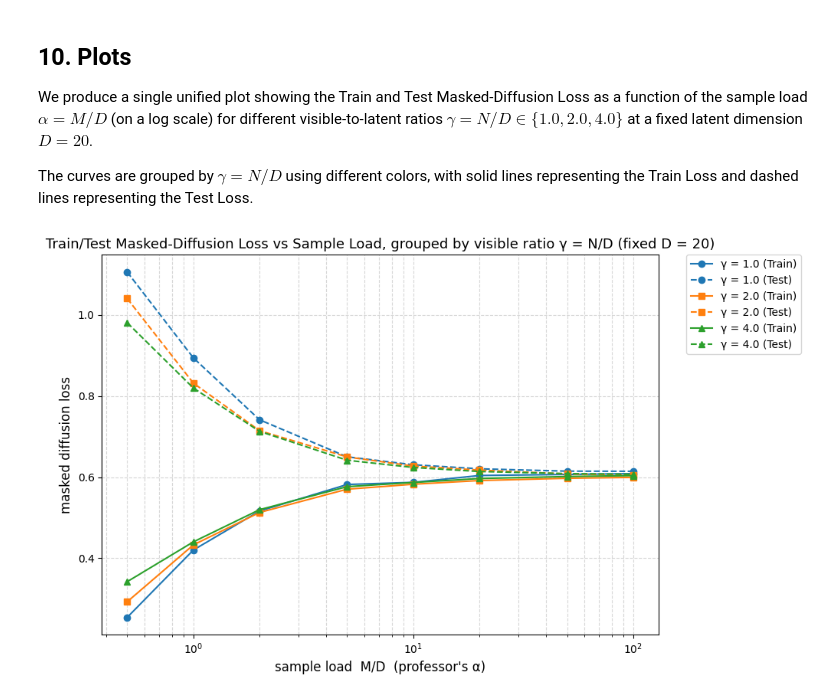
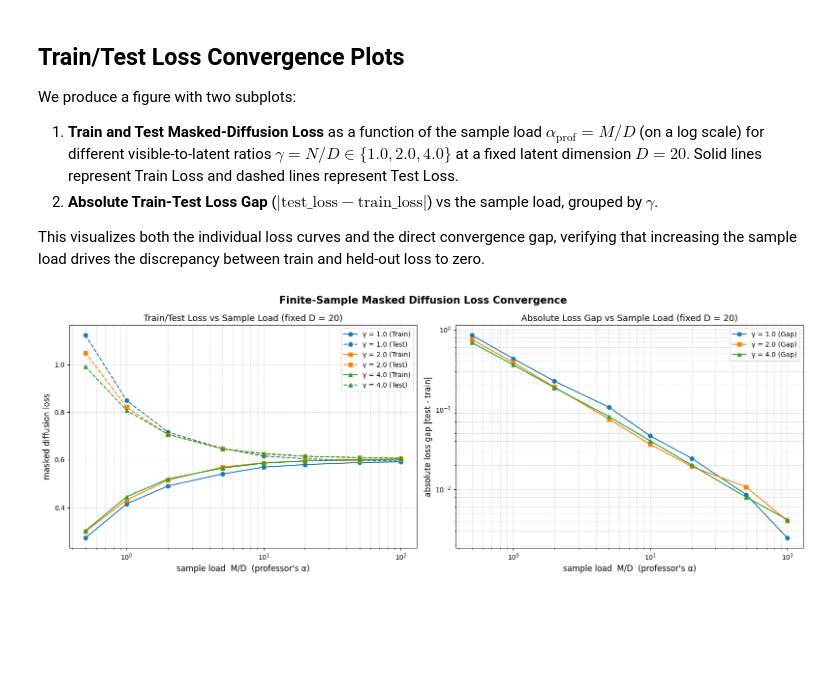
Before and after one commit to camillegl/ShallowMaskedDiffusion-extended_Elgorni_Lucibello, a Jupyter notebook: experiments-analysis/analysis_loss_convergence.ipynb, the cells around one changed output. Saved outputs shown, nothing was run; the diff lists cells and outputs as text; code cells hidden in the pictures; blank space fills up the shorter version.

Commit message:
Update loss convergence analysis notebook and plots

```diff
--- a/experiments-analysis/analysis_loss_convergence.ipynb
+++ b/experiments-analysis/analysis_loss_convergence.ipynb
@@ -192,7 +192,11 @@ We define a helper function to train the `MaskedDiffusion` model for exactly `nu
 3. We add the L2 regularization loss configured via `model.l2coeff * model.sqnorm()`.
 4. We backpropagate the gradients and update the weights.
 # %%
-def train_model(train_dataset, config, num_steps, t_mask):
+def train_model(train_dataset, config, num_steps, t_mask, seed=None):
+    if seed is not None:
+        torch.manual_seed(seed)
+        np.random.seed(seed)
+
     model = MaskedDiffusion(config)
     # Ensure optimizer is configured
     optimizer = torch.optim.AdamW(model.parameters(), lr=config.lr, weight_decay=0.0)
@@ -354,54 +395,78 @@ df
 # %% [markdown]
-## 10. Plots
+## Train/Test Loss Convergence Plots
 
-We produce a single unified plot showing the Train and Test Masked-Diffusion Loss as a function of the sample load $\alpha = M/D$ (on a log scale) for different visible-to-latent ratios $\gamma = N/D \in \{1.0, 2.0, 4.0\}$ at a fixed latent dimension $D=20$.
+We produce a figure with two subplots:
+1. **Train and Test Masked-Diffusion Loss** as a function of the sample load $\alpha_{\mathrm{prof}} = M/D$ (on a log scale) for different visible-to-latent ratios $\gamma = N/D \in \{1.0, 2.0, 4.0\}$ at a fixed latent dimension $D=20$. Solid lines represent Train Loss and dashed lines represent Test Loss.
+2. **Absolute Train-Test Loss Gap** ($|\text{test\_loss} - \text{train\_loss}|$) vs the sample load, grouped by $\gamma$.
 
-The curves are grouped by $\gamma = N/D$ using different colors, with solid lines representing the Train Loss and dashed lines representing the Test Loss.
+This visualizes both the individual loss curves and the direct convergence gap, verifying that increasing the sample load drives the discrepancy between train and held-out loss to zero.
 # %%
-# Generate the unified convergence plot grouped by gamma
+# Generate the unified convergence plots grouped by gamma (loss curves and gap plot)
 
-plt.figure(figsize=(10, 6))
+fig, axes = plt.subplots(1, 2, figsize=(16, 6))
 
 # Define colors and markers for each gamma value
 colors = {1.0: "#1f77b4", 2.0: "#ff7f0e", 4.0: "#2ca02c"}
 markers = {1.0: "o", 2.0: "s", 4.0: "^"}
 
 for gamma in gamma_values:
     sub_df = df[df["gamma"] == gamma]
     if sub_df.empty:
         continue
     color = colors.get(gamma, "#7f7f7f")
     marker = markers.get(gamma, "d")
 
+    # --- Subplot 1: Train & Test Loss ---
     # Plot Train Loss (solid line)
-    plt.plot(
+    axes[0].plot(
         sub_df["sample_load"],
         sub_df["train_loss"],
         linestyle="-",
         marker=marker,
         color=color,
         label=f"γ = {gamma:.1f} (Train)"
     )
-
     # Plot Test Loss (dashed line)
-    plt.plot(
+    axes[0].plot(
         sub_df["sample_load"],
         sub_df["test_loss"],
         linestyle="--",
         marker=marker,
         color=color,
         label=f"γ = {gamma:.1f} (Test)"
     )
 
-plt.xscale("log")
-plt.xlabel("sample load  M/D  (professor's α)", fontsize=12)
-plt.ylabel("masked diffusion loss", fontsize=12)
-plt.title("Train/Test Masked-Diffusion Loss vs Sample Load, grouped by visible ratio γ = N/D (fixed D = 20)", fontsize=13)
-plt.legend(bbox_to_anchor=(1.05, 1), loc="upper left", borderaxespad=0.)
-plt.grid(True, which="both", linestyle="--", alpha=0.5)
+    # --- Subplot 2: Absolute Loss Gap ---
+    axes[1].plot(
+        sub_df["sample_load"],
+        sub_df["abs_loss_gap"],
+        linestyle="-",
+        marker=marker,
+        color=color,
+        label=f"γ = {gamma:.1f} (Gap)"
+    )
+
+# Formatting Subplot 1 (Losses)
+axes[0].set_xscale("log")
+axes[0].set_xlabel("sample load  M/D  (professor's α)", fontsize=12)
+axes[0].set_ylabel("masked diffusion loss", fontsize=12)
+axes[0].set_title("Train/Test Loss vs Sample Load (fixed D = 20)", fontsize=13)
+axes[0].grid(True, which="both", linestyle="--", alpha=0.5)
+axes[0].legend(loc="best")
+
+# Formatting Subplot 2 (Loss Gap)
+axes[1].set_xscale("log")
+axes[1].set_yscale("log")
+axes[1].set_xlabel("sample load  M/D  (professor's α)", fontsize=12)
+axes[1].set_ylabel("absolute loss gap |test - train|", fontsize=12)
+axes[1].set_title("Absolute Loss Gap vs Sample Load (fixed D = 20)", fontsize=13)
+axes[1].grid(True, which="both", linestyle="--", alpha=0.5)
+axes[1].legend(loc="best")
+
+plt.suptitle("Finite-Sample Masked Diffusion Loss Convergence", fontsize=15, fontweight="bold")
 plt.tight_layout()
 plt.savefig("loss_convergence_grouped.png", bbox_inches="tight")
 plt.show()
 # %% [output]
-[figure, old version]
+[figure, new version]
 # %% [markdown]
```
Also changed, not shown: parts of 14 cells of this notebook, 1 other file.
